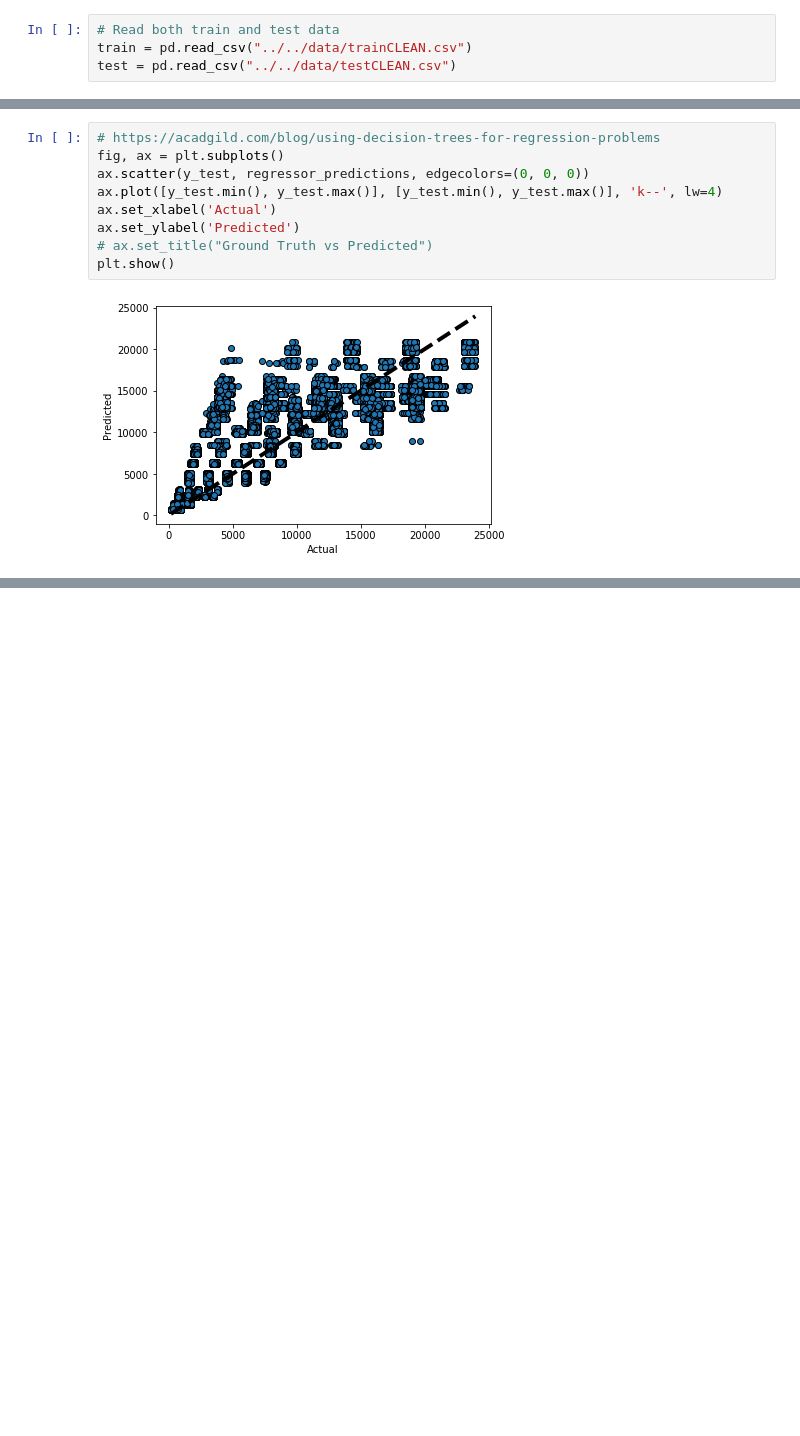
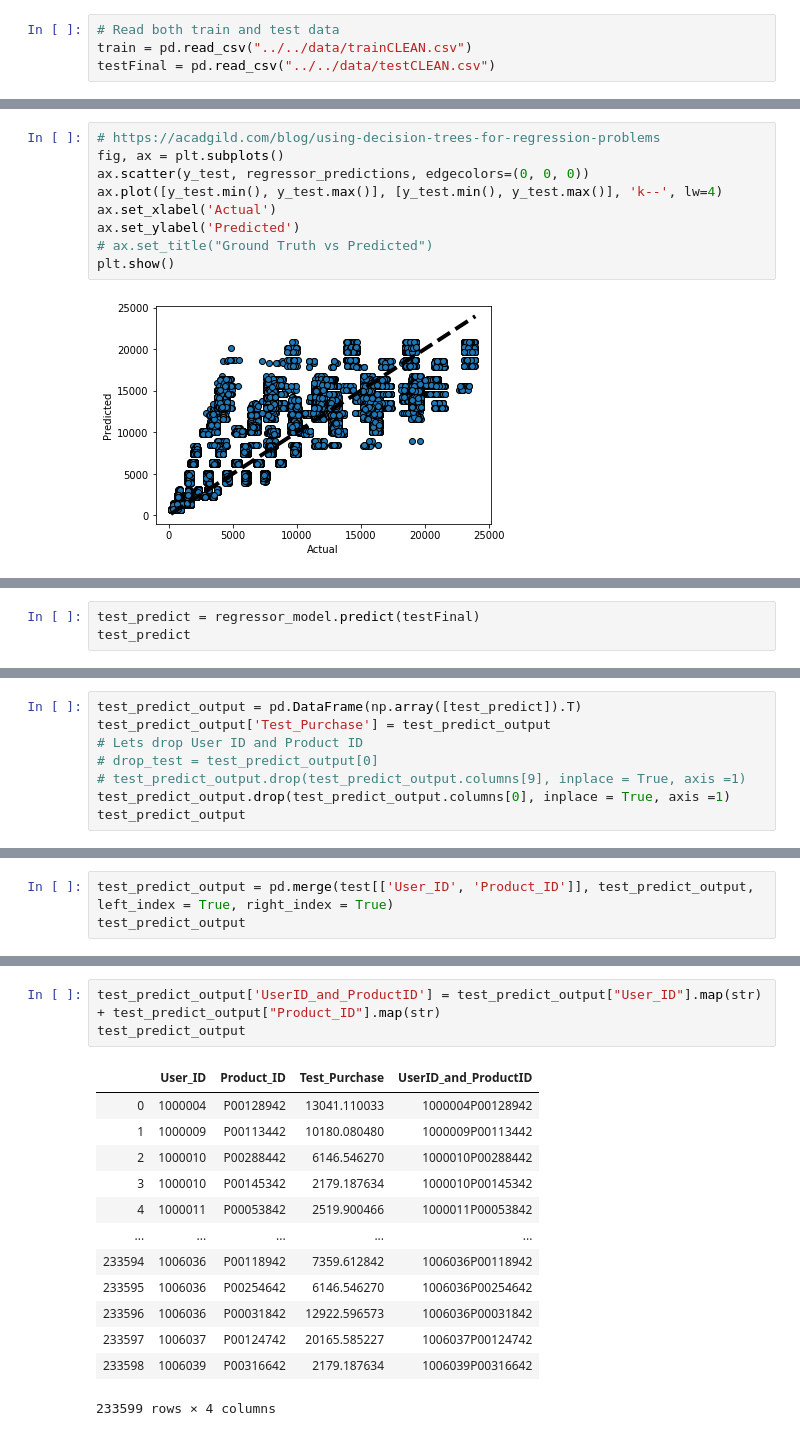
Before and after one commit to pablojordan/BlackFriday_Study, a Jupyter notebook: BlackFriday_Analysis/static/python/Analysis_Processing_Model.ipynb, the cells around one changed output, grey strips where cells are left out. Drawn from its saved outputs; the diff is of its cells as text; blank space fills up the shorter version.

```diff
--- a/BlackFriday_Analysis/static/python/Analysis_Processing_Model.ipynb
+++ b/BlackFriday_Analysis/static/python/Analysis_Processing_Model.ipynb
@@ -769,7 +800,7 @@ ax.grid(zorder=0)
 # %%
 # Read both train and test data
 train = pd.read_csv("../../data/trainCLEAN.csv")
-test = pd.read_csv("../../data/testCLEAN.csv")
+testFinal = pd.read_csv("../../data/testCLEAN.csv")
 # %%
 train.columns
 # %% [output]
@@ -857,0 +936,3 @@ plt.show()
+# %%
+test_predict = regressor_model.predict(testFinal)
+test_predict
@@ -857,0 +942,8 @@ plt.show()
+# %%
+test_predict_output = pd.DataFrame(np.array([test_predict]).T)
+test_predict_output['Test_Purchase'] = test_predict_output
+# Lets drop User ID and Product ID
+# drop_test = test_predict_output[0]
+# test_predict_output.drop(test_predict_output.columns[9], inplace = True, axis =1)
+test_predict_output.drop(test_predict_output.columns[0], inplace = True, axis =1)
+test_predict_output
@@ -857,0 +974,3 @@ plt.show()
+# %%
+test_predict_output = pd.merge(test[['User_ID', 'Product_ID']], test_predict_output, left_index = True, right_index = True)
+test_predict_output
@@ -857,0 +1002,17 @@ plt.show()
+# %%
+test_predict_output['UserID_and_ProductID'] = test_predict_output["User_ID"].map(str) + test_predict_output["Product_ID"].map(str)
+test_predict_output
+# %% [output]
+|  | User_ID | Product_ID | Test_Purchase | UserID_and_ProductID |
+| 0 | 1000004 | P00128942 | 13041.110033 | 1000004P00128942 |
+| 1 | 1000009 | P00113442 | 10180.080480 | 1000009P00113442 |
+| 2 | 1000010 | P00288442 | 6146.546270 | 1000010P00288442 |
+| 3 | 1000010 | P00145342 | 2179.187634 | 1000010P00145342 |
+| 4 | 1000011 | P00053842 | 2519.900466 | 1000011P00053842 |
+| ... | ... | ... | ... | ... |
+| 233594 | 1006036 | P00118942 | 7359.612842 | 1006036P00118942 |
+| 233595 | 1006036 | P00254642 | 6146.546270 | 1006036P00254642 |
+| 233596 | 1006036 | P00031842 | 12922.596573 | 1006036P00031842 |
+| 233597 | 1006037 | P00124742 | 20165.585227 | 1006037P00124742 |
+| 233598 | 1006039 | P00316642 | 2179.187634 | 1006039P00316642 |
+233599 rows × 4 columns
```
Also changed, not shown: parts of 17 cells of this notebook, 5 other files.
